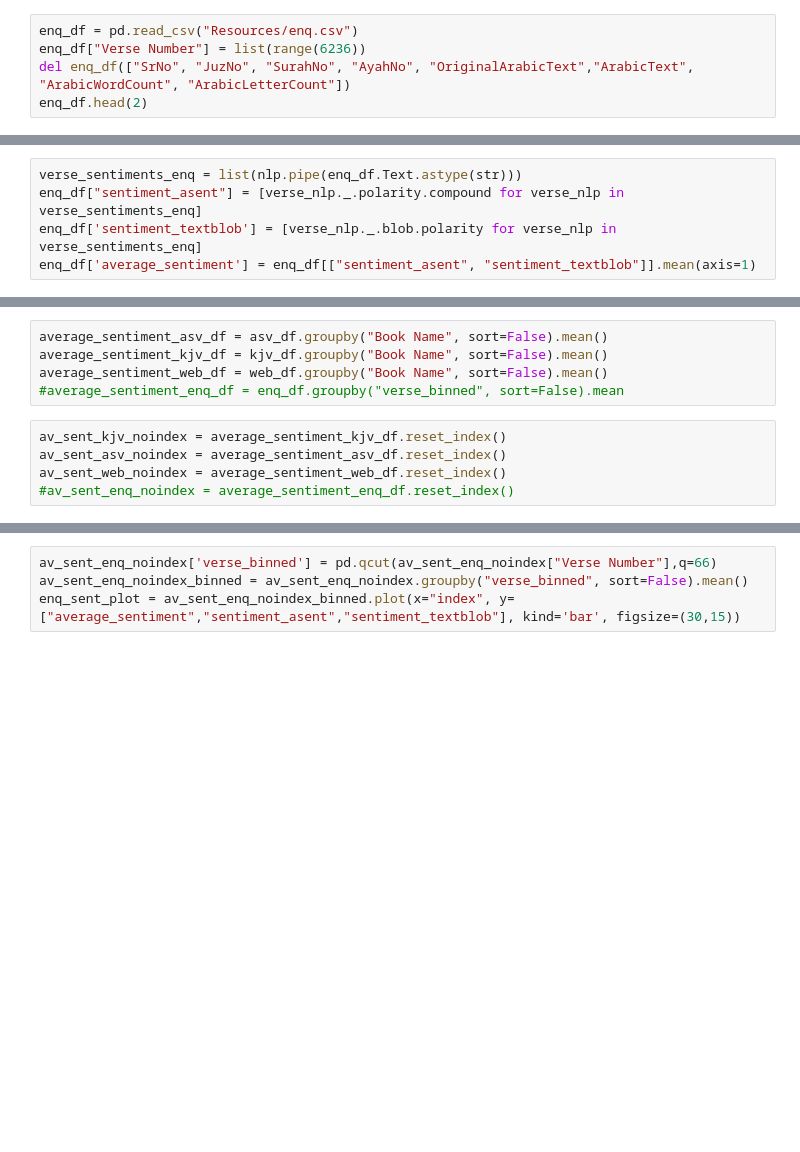
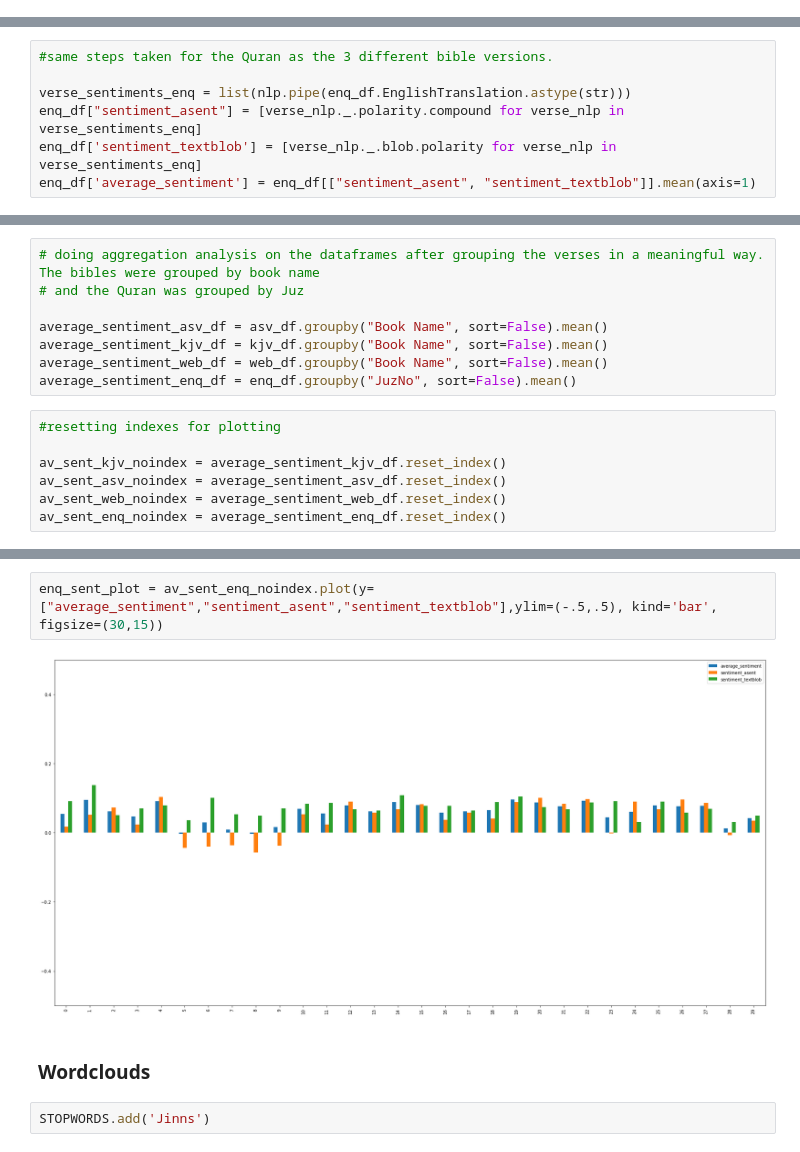
Before and after one commit to mrness/NLP_Bible, a Jupyter notebook: NLP_bible.ipynb, the cells around one changed output, grey strips where cells are left out. Drawn from its saved outputs; the diff is of its cells as text; blank space fills up the shorter version.

```diff
--- a/NLP_bible.ipynb
+++ b/NLP_bible.ipynb
@@ -16,8 +47,3 @@ asv_df.head(1)
 |  | Book Name | Combined | Text |
 | Verse ID |  |  |  |
 | 1 | Genesis | 1 1:1 | In the beginning God created the ... |
-# %%
-enq_df = pd.read_csv("Resources/enq.csv")
-enq_df["Verse Number"] = list(range(6236))
-del enq_df(["SrNo", "JuzNo", "SurahNo", "AyahNo", "OriginalArabicText","ArabicText", "ArabicWordCount", "ArabicLetterCount"])
-enq_df.head(2)
@@ -65,7 +94,9 @@ web_df["sentiment_asent"] = [verse_nlp._.polarity.compound for verse_nlp in vers
 web_df['sentiment_textblob'] = [verse_nlp._.blob.polarity for verse_nlp in verse_sentiments_web]
 web_df['average_sentiment'] = web_df[["sentiment_asent", "sentiment_textblob"]].mean(axis=1)
 # %%
-verse_sentiments_enq = list(nlp.pipe(enq_df.Text.astype(str)))
+#same steps taken for the Quran as the 3 different bible versions.
+
+verse_sentiments_enq = list(nlp.pipe(enq_df.EnglishTranslation.astype(str)))
 enq_df["sentiment_asent"] = [verse_nlp._.polarity.compound for verse_nlp in verse_sentiments_enq]
 enq_df['sentiment_textblob'] = [verse_nlp._.blob.polarity for verse_nlp in verse_sentiments_enq]
 enq_df['average_sentiment'] = enq_df[["sentiment_asent", "sentiment_textblob"]].mean(axis=1)
@@ -77,12 +119,17 @@ enq_df.columns.str.lower()
 # %%
+# doing aggregation analysis on the dataframes after grouping the verses in a meaningful way. The bibles were grouped by book name
+# and the Quran was grouped by Juz
+
 average_sentiment_asv_df = asv_df.groupby("Book Name", sort=False).mean()
 average_sentiment_kjv_df = kjv_df.groupby("Book Name", sort=False).mean()
 average_sentiment_web_df = web_df.groupby("Book Name", sort=False).mean()
-#average_sentiment_enq_df = enq_df.groupby("verse_binned", sort=False).mean
+average_sentiment_enq_df = enq_df.groupby("JuzNo", sort=False).mean()
 # %%
+#resetting indexes for plotting
+
 av_sent_kjv_noindex = average_sentiment_kjv_df.reset_index()
 av_sent_asv_noindex = average_sentiment_asv_df.reset_index()
 av_sent_web_noindex = average_sentiment_web_df.reset_index()
-#av_sent_enq_noindex = average_sentiment_enq_df.reset_index()
+av_sent_enq_noindex = average_sentiment_enq_df.reset_index()
 # %%
 kjv_sent_plot = av_sent_kjv_noindex.plot(x="Book Name", y=["average_sentiment","sentiment_asent","sentiment_textblob"],ylim=(-.5,.5), kind='bar', figsize=(30,15))
@@ -95,7 +146,11 @@ av_sent_enq_noindex_binned.reset_index()
 # %%
-av_sent_enq_noindex['verse_binned'] = pd.qcut(av_sent_enq_noindex["Verse Number"],q=66)
-av_sent_enq_noindex_binned = av_sent_enq_noindex.groupby("verse_binned", sort=False).mean()
-enq_sent_plot = av_sent_enq_noindex_binned.plot(x="index", y=["average_sentiment","sentiment_asent","sentiment_textblob"], kind='bar', figsize=(30,15))
+enq_sent_plot = av_sent_enq_noindex.plot(y=["average_sentiment","sentiment_asent","sentiment_textblob"],ylim=(-.5,.5), kind='bar', figsize=(30,15))
+# %% [output]
+[figure, added]
+# %% [markdown]
+### Wordclouds
+# %%
+STOPWORDS.add('Jinns')
 # %%
 stopwords = set(STOPWORDS)
 wordcloud = WordCloud(
```
Also changed, not shown: parts of 26 cells of this notebook, 4 other files.
